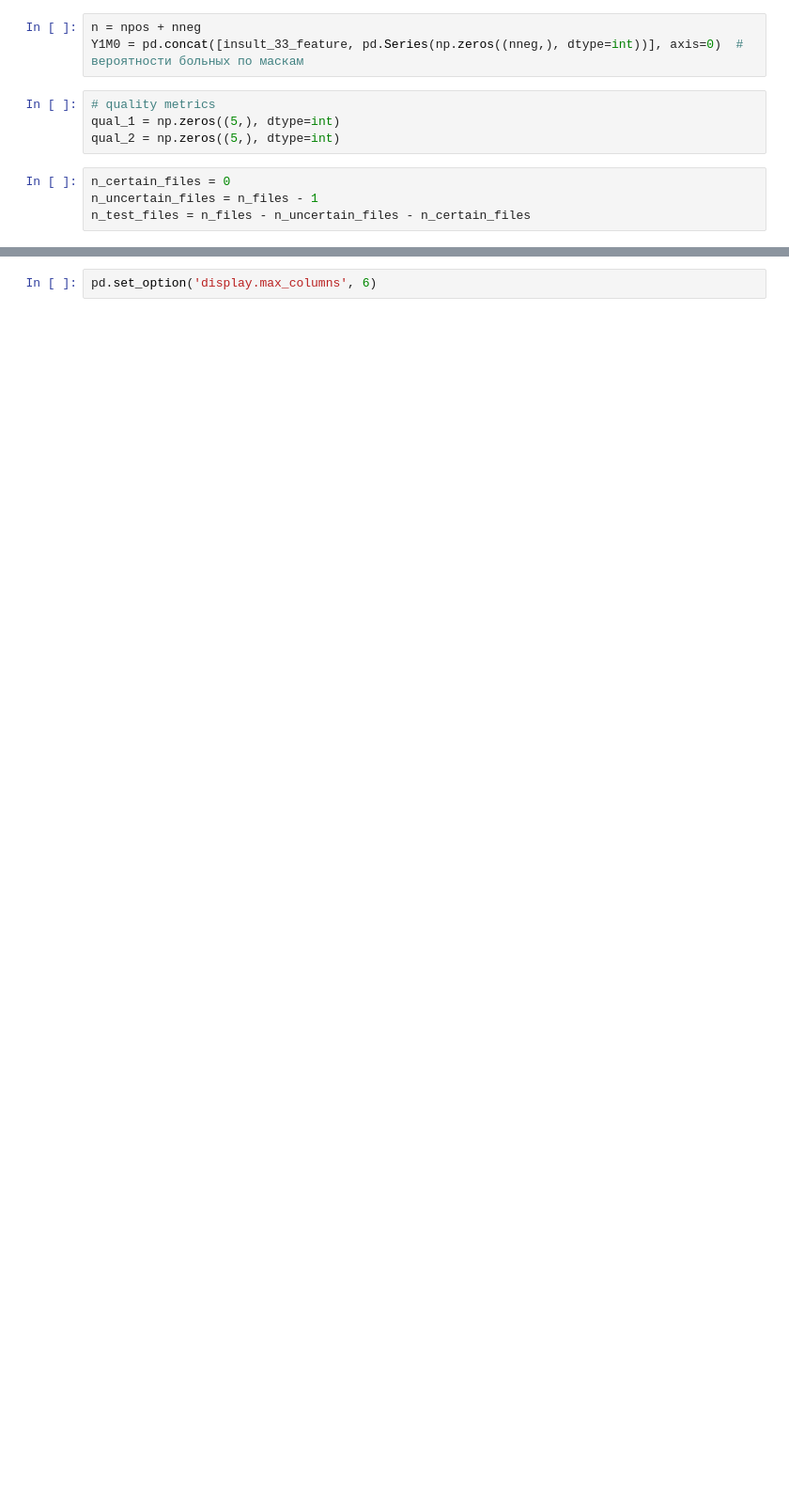
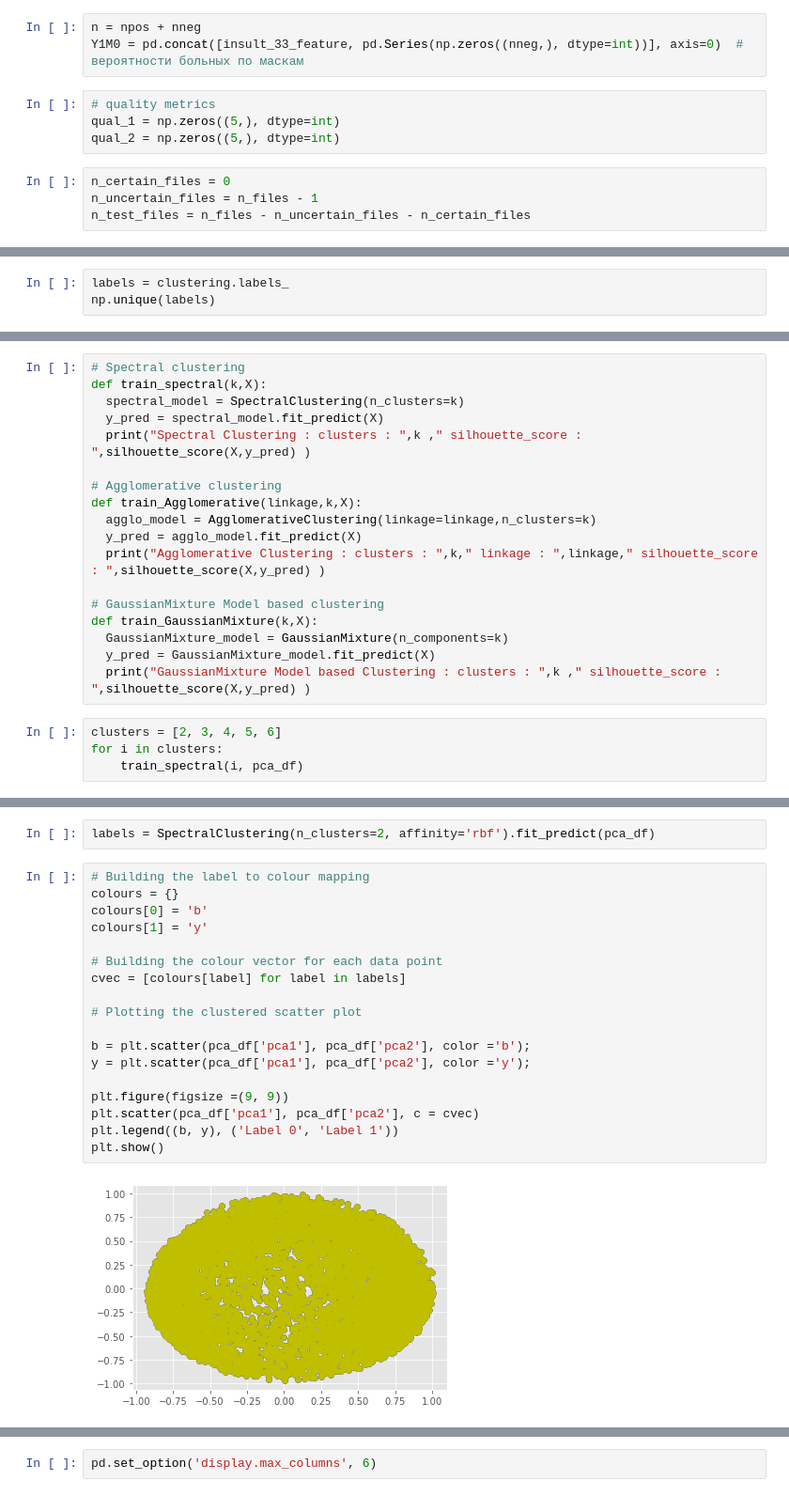
Before and after one commit to kunasyl/clustering_algorithms_comparison, a Jupyter notebook: all_algorithms_new.ipynb, the cells around one changed output, grey strips where cells are left out. Shown at 94% size. Cells and saved outputs as stored; diff of their text form; blank space fills up the shorter version.

```diff
--- a/all_algorithms_new.ipynb
+++ b/all_algorithms_new.ipynb
@@ -162,0 +160,3 @@ np.unique(C.labels_, return_counts=True)
+# %%
+labels = clustering.labels_
+np.unique(labels)
@@ -162,0 +237,22 @@ np.unique(C.labels_, return_counts=True)
+# %%
+# Spectral clustering
+def train_spectral(k,X):
+  spectral_model = SpectralClustering(n_clusters=k)
+  y_pred = spectral_model.fit_predict(X)
+  print("Spectral Clustering : clusters : ",k ," silhouette_score : ",silhouette_score(X,y_pred) )
+
+# Agglomerative clustering
+def train_Agglomerative(linkage,k,X):
+  agglo_model = AgglomerativeClustering(linkage=linkage,n_clusters=k)
+  y_pred = agglo_model.fit_predict(X)
+  print("Agglomerative Clustering : clusters : ",k," linkage : ",linkage," silhouette_score : ",silhouette_score(X,y_pred) )
+
+# GaussianMixture Model based clustering
+def train_GaussianMixture(k,X):
+  GaussianMixture_model = GaussianMixture(n_components=k)
+  y_pred = GaussianMixture_model.fit_predict(X)
+  print("GaussianMixture Model based Clustering : clusters : ",k ," silhouette_score : ",silhouette_score(X,y_pred) )
+# %%
+clusters = [2, 3, 4, 5, 6]
+for i in clusters:
+    train_spectral(i, pca_df)
@@ -162,0 +265,22 @@ np.unique(C.labels_, return_counts=True)
+# %%
+labels = SpectralClustering(n_clusters=2, affinity='rbf').fit_predict(pca_df)
+# %%
+# Building the label to colour mapping
+colours = {}
+colours[0] = 'b'
+colours[1] = 'y'
+
+# Building the colour vector for each data point
+cvec = [colours[label] for label in labels]
+
+# Plotting the clustered scatter plot
+
+b = plt.scatter(pca_df['pca1'], pca_df['pca2'], color ='b');
+y = plt.scatter(pca_df['pca1'], pca_df['pca2'], color ='y');
+
+plt.figure(figsize =(9, 9))
+plt.scatter(pca_df['pca1'], pca_df['pca2'], c = cvec)
+plt.legend((b, y), ('Label 0', 'Label 1'))
+plt.show()
+# %% [output]
+[figure, added]
```
Also changed, not shown: parts of 43 cells of this notebook, 2 other files.
